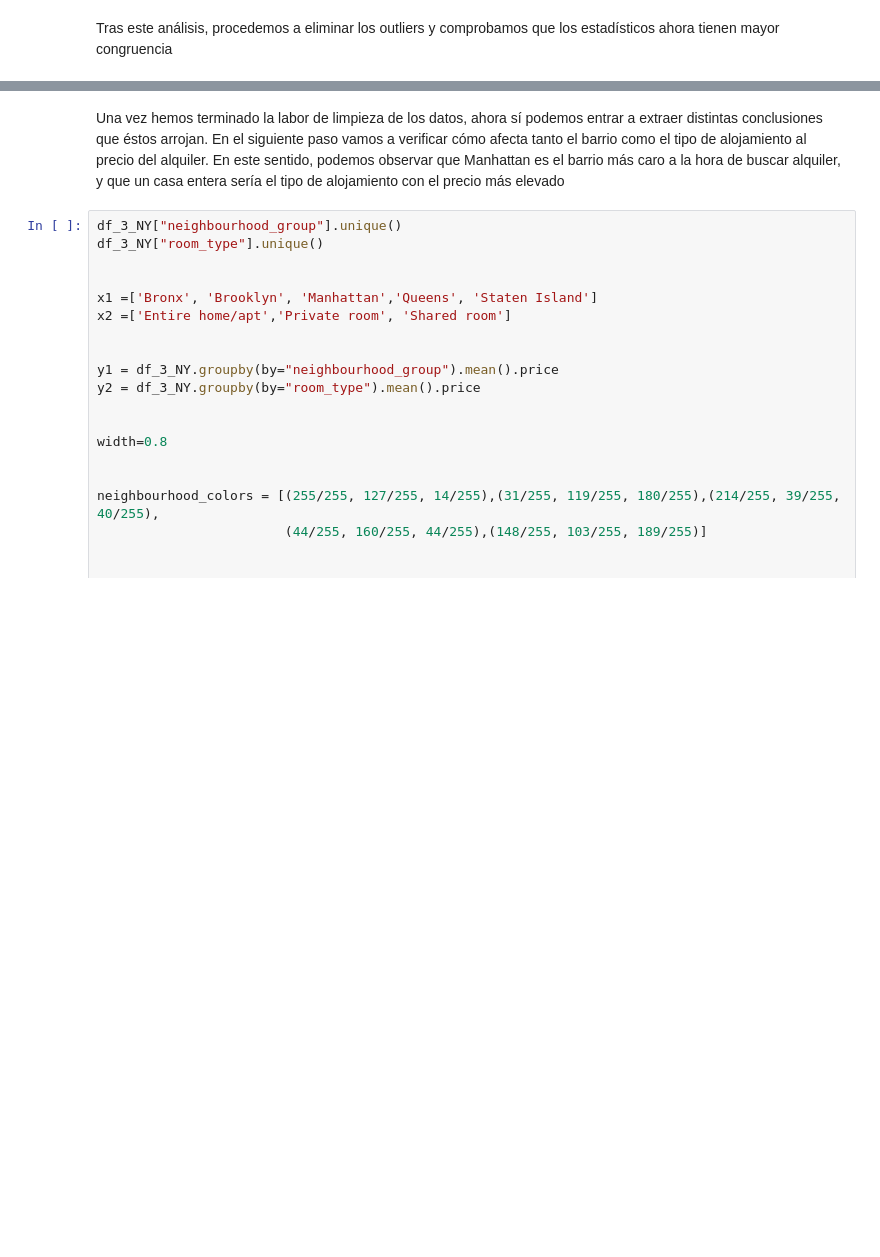
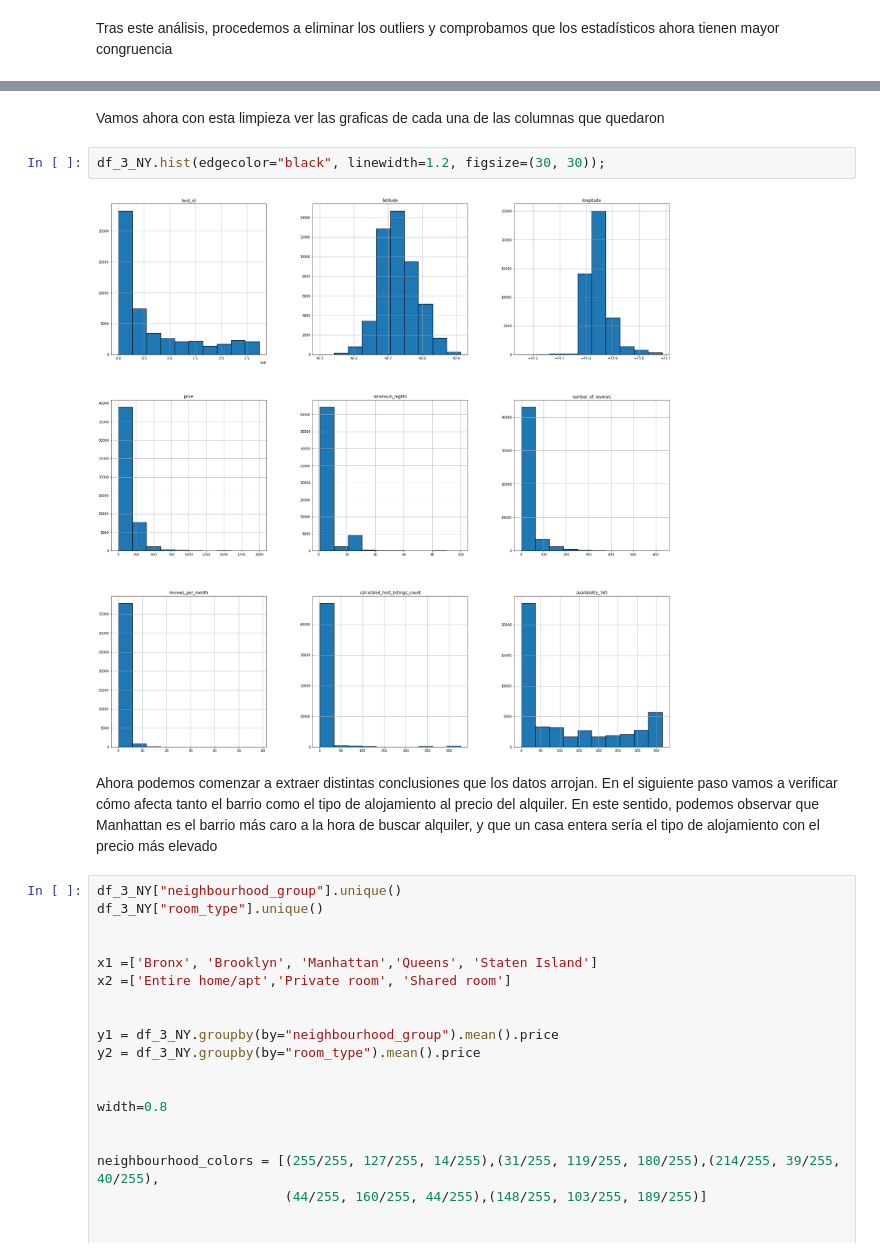
Before and after one commit to JuanAntonaccio/machine_learning_python-template, a Jupyter notebook: src/libreta_valorespromedios.ipynb, the cells around one changed output, grey strips where cells are left out. Saved outputs shown, nothing was run; the diff lists cells and outputs as text; blank space fills up the shorter version.

```diff
--- a/src/libreta_valorespromedios.ipynb
+++ b/src/libreta_valorespromedios.ipynb
@@ -191,5 +229,11 @@ df_3_NY.describe()
+# %% [markdown]
+Vamos ahora con esta limpieza ver las graficas de cada una de las columnas que quedaron
+# %%
+df_3_NY.hist(edgecolor="black", linewidth=1.2, figsize=(30, 30));
+# %% [output]
+[figure, added]
 # %% [markdown]
-Una vez hemos terminado la labor de limpieza de los datos, ahora sí podemos entrar a extraer distintas conclusiones que éstos arrojan. En el siguiente paso vamos a verificar cómo afecta tanto el barrio como el tipo de alojamiento al precio del alquiler. En este sentido, podemos observar que Manhattan es el barrio más caro a la hora de buscar alquiler, y que un casa entera sería el tipo de alojamiento con el precio más elevado
+Ahora podemos comenzar a extraer distintas conclusiones que los datos arrojan. En el siguiente paso vamos a verificar cómo afecta tanto el barrio como el tipo de alojamiento al precio del alquiler. En este sentido, podemos observar que Manhattan es el barrio más caro a la hora de buscar alquiler, y que un casa entera sería el tipo de alojamiento con el precio más elevado
 # %%
 df_3_NY["neighbourhood_group"].unique()
 df_3_NY["room_type"].unique()
```
Also changed, not shown: parts of 17 cells of this notebook.
